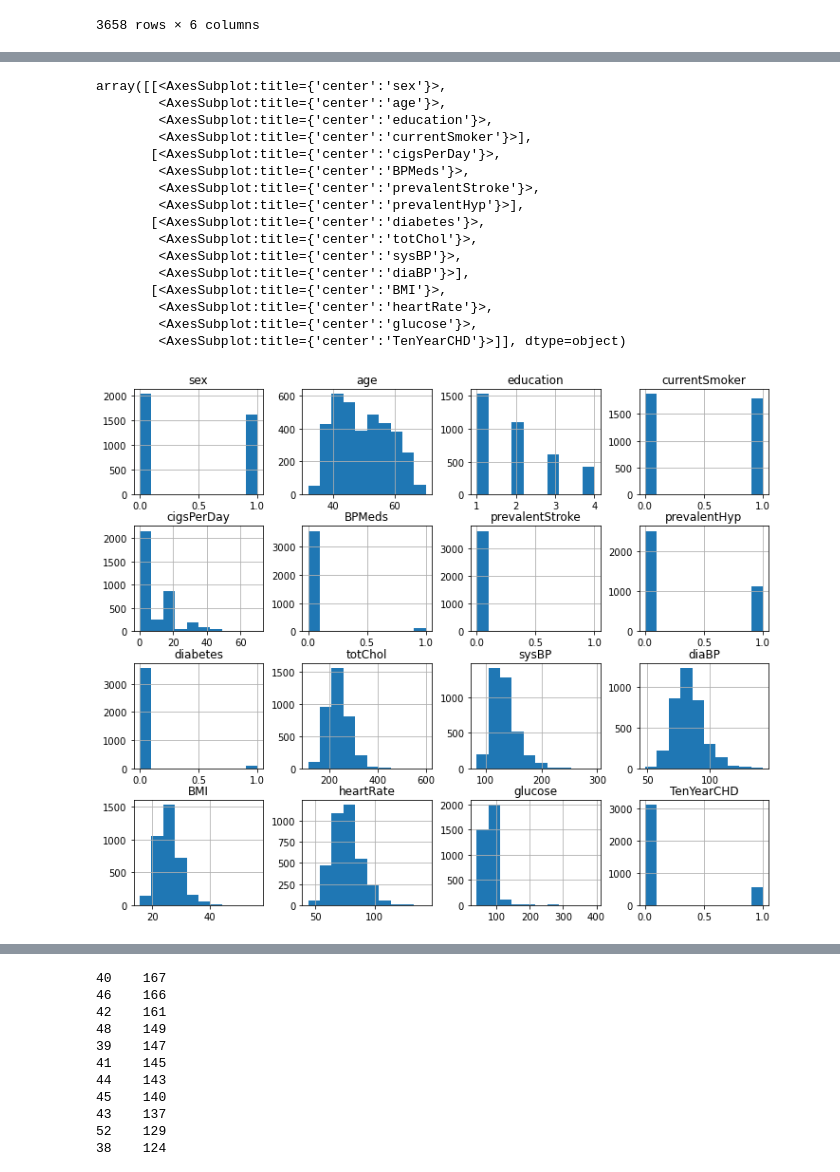
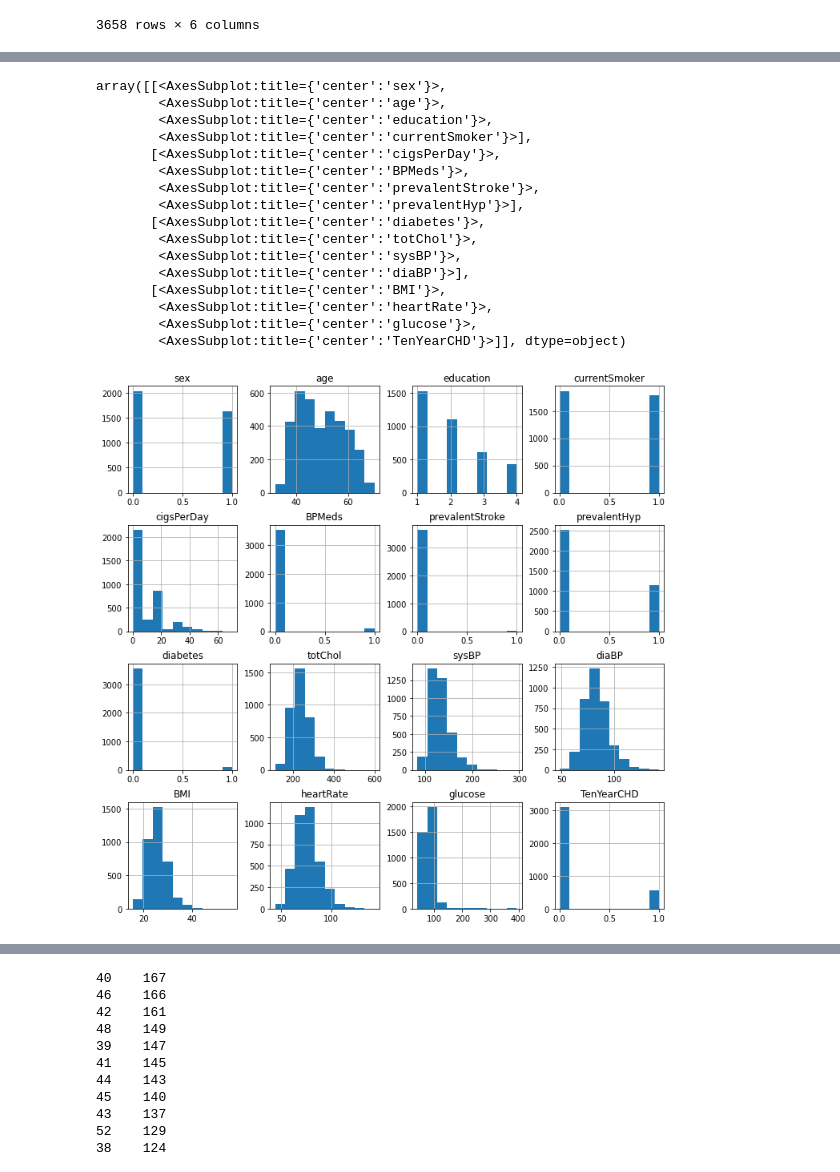
Before and after one commit to DennisdelRioCarbo/Team-11, a Jupyter notebook: framingham_eda.ipynb, the cells around one changed output, grey strips where cells are left out. Cells and saved outputs as stored; diff of their text form; code cells hidden in the pictures.

```diff
--- a/framingham_eda.ipynb
+++ b/framingham_eda.ipynb
@@ -107,24 +109,24 @@ boxplot_df
 # %%
 #DataFrame histogram exploration for data distribution
-df.hist(figsize=(12,10))
+df.hist(figsize=(12,12))
 # %% [output]
 array([[<AxesSubplot:title={'center':'sex'}>,
         <AxesSubplot:title={'center':'age'}>,
         <AxesSubplot:title={'center':'education'}>,
         <AxesSubplot:title={'center':'currentSmoker'}>],
        [<AxesSubplot:title={'center':'cigsPerDay'}>,
         <AxesSubplot:title={'center':'BPMeds'}>,
         <AxesSubplot:title={'center':'prevalentStroke'}>,
         <AxesSubplot:title={'center':'prevalentHyp'}>],
        [<AxesSubplot:title={'center':'diabetes'}>,
         <AxesSubplot:title={'center':'totChol'}>,
         <AxesSubplot:title={'center':'sysBP'}>,
         <AxesSubplot:title={'center':'diaBP'}>],
        [<AxesSubplot:title={'center':'BMI'}>,
         <AxesSubplot:title={'center':'heartRate'}>,
         <AxesSubplot:title={'center':'glucose'}>,
         <AxesSubplot:title={'center':'TenYearCHD'}>]], dtype=object)
-[figure, old version]
+[figure, new version]
 # %%
 #Perform basic statisc analysis
 df.describe()
```
Also changed, not shown: parts of 70 cells of this notebook.
